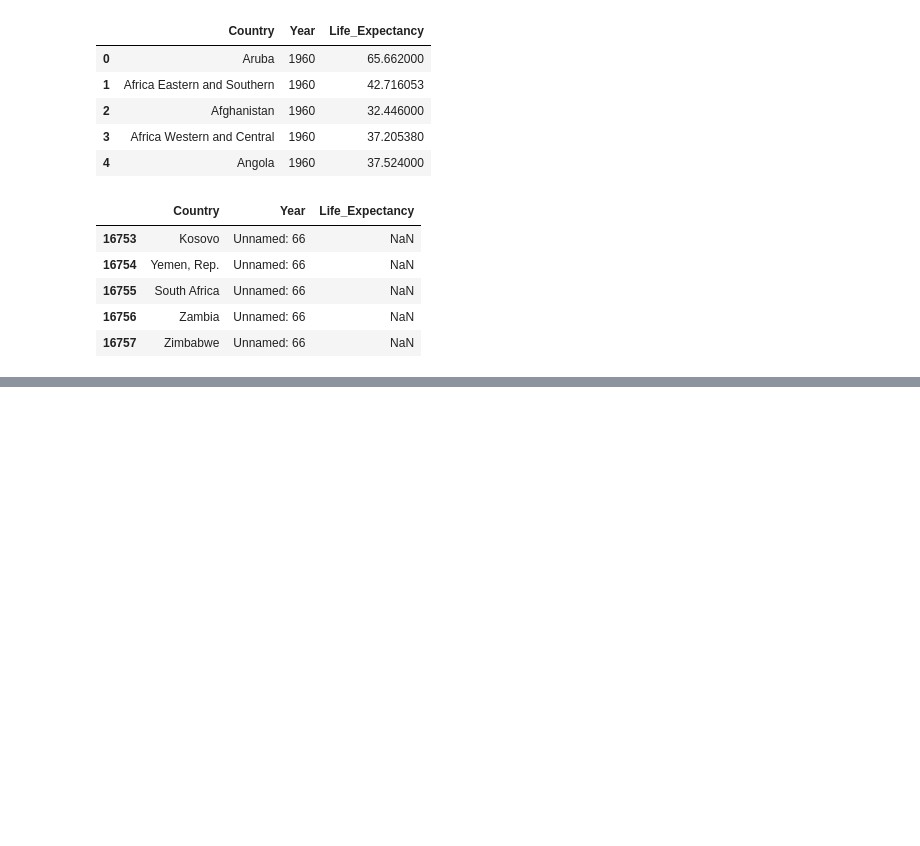
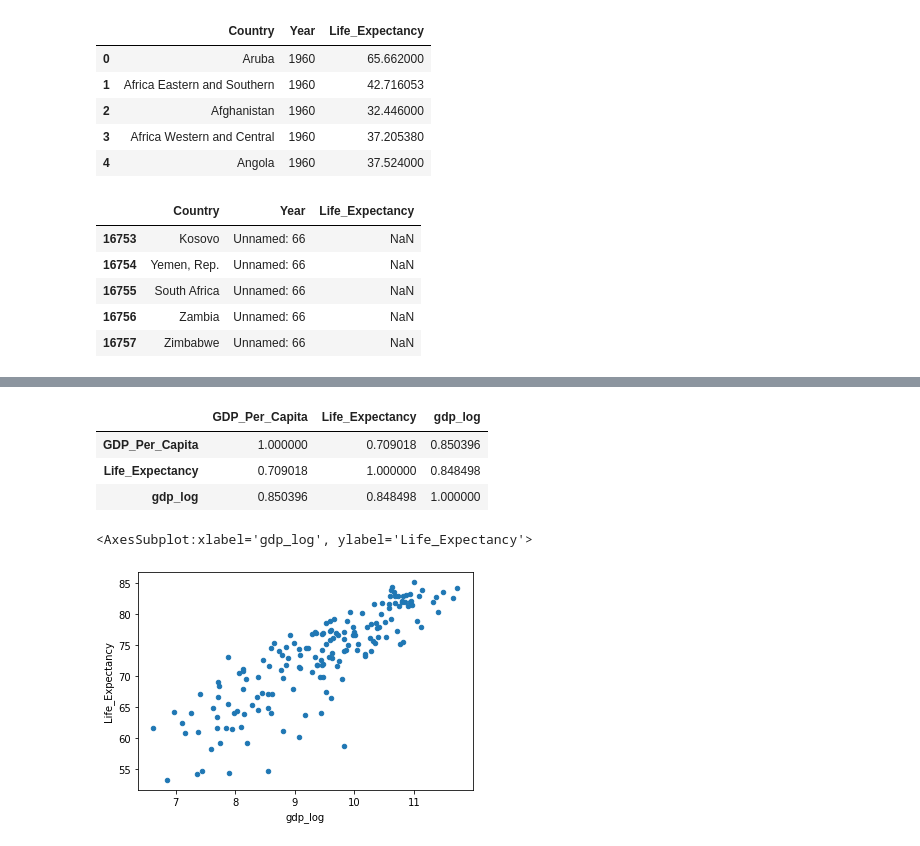
Before and after one commit to nss-data-science-cohort-6/un_data_question-RodNSS, a Jupyter notebook: notebooks/UN_Data_Exploration.ipynb, the cells around one changed output, grey strips where cells are left out. Cells and saved outputs as stored; diff of their text form; code cells hidden in the pictures; blank space fills up the shorter version.

```diff
--- a/notebooks/UN_Data_Exploration.ipynb
+++ b/notebooks/UN_Data_Exploration.ipynb
@@ -842,0 +876,3 @@ top3
+# %%
+gdp_le_2019['gdp_log']=np.log(gdp_le_2019.GDP_Per_Capita)
+gdp_le_2019
@@ -842,0 +898,12 @@ top3
+# %%
+gdp_le_2019.corr()
+# %% [output]
+|  | GDP_Per_Capita | Life_Expectancy | gdp_log |
+| GDP_Per_Capita | 1.000000 | 0.709018 | 0.850396 |
+| Life_Expectancy | 0.709018 | 1.000000 | 0.848498 |
+| gdp_log | 0.850396 | 0.848498 | 1.000000 |
+# %%
+gdp_le_2019.plot.scatter(x='gdp_log', y='Life_Expectancy')
+# %% [output]
+<AxesSubplot:xlabel='gdp_log', ylabel='Life_Expectancy'>
+[figure, added]
```
Also changed, not shown: parts of 29 cells of this notebook.
